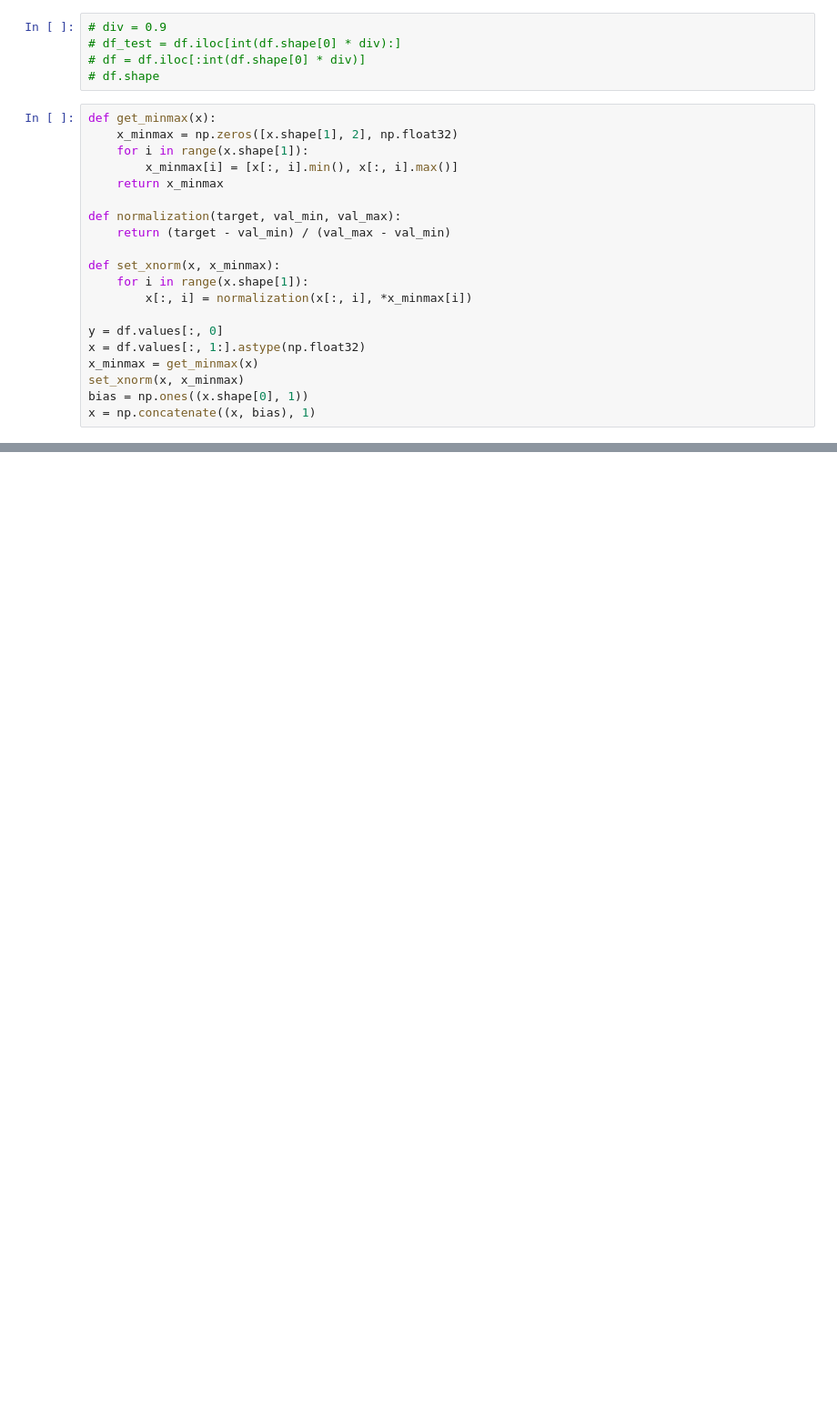
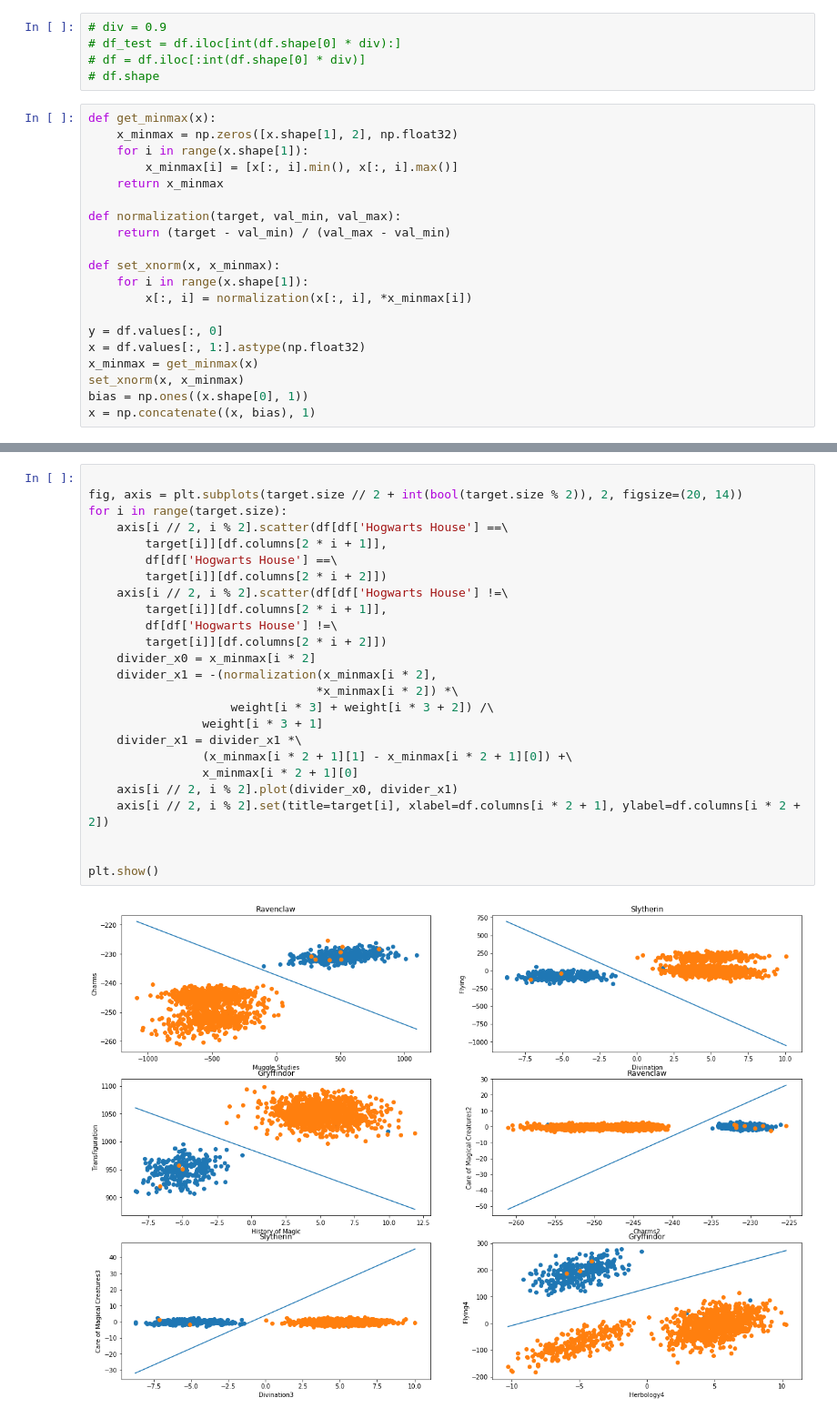
Before and after one commit to Sladge17/logistic_regression, a Jupyter notebook: logreg_train.ipynb, the cells around one changed output, grey strips where cells are left out. Shown at 91% size. Drawn from its saved outputs; the diff is of its cells as text; blank space fills up the shorter version.

```diff
--- a/logreg_train.ipynb
+++ b/logreg_train.ipynb
@@ -181,0 +175,27 @@ df_test.head()
+# %%
+
+fig, axis = plt.subplots(target.size // 2 + int(bool(target.size % 2)), 2, figsize=(20, 14))
+for i in range(target.size):
+    axis[i // 2, i % 2].scatter(df[df['Hogwarts House'] ==\
+        target[i]][df.columns[2 * i + 1]],
+        df[df['Hogwarts House'] ==\
+        target[i]][df.columns[2 * i + 2]])
+    axis[i // 2, i % 2].scatter(df[df['Hogwarts House'] !=\
+        target[i]][df.columns[2 * i + 1]],
+        df[df['Hogwarts House'] !=\
+        target[i]][df.columns[2 * i + 2]])
+    divider_x0 = x_minmax[i * 2]
+    divider_x1 = -(normalization(x_minmax[i * 2],
+                                *x_minmax[i * 2]) *\
+                    weight[i * 3] + weight[i * 3 + 2]) /\
+                weight[i * 3 + 1]
+    divider_x1 = divider_x1 *\
+                (x_minmax[i * 2 + 1][1] - x_minmax[i * 2 + 1][0]) +\
+                x_minmax[i * 2 + 1][0]
+    axis[i // 2, i % 2].plot(divider_x0, divider_x1)
+    axis[i // 2, i % 2].set(title=target[i], xlabel=df.columns[i * 2 + 1], ylabel=df.columns[i * 2 + 2])
+
+
+plt.show()
+# %% [output]
+[figure, added]
```
Also changed, not shown: parts of 12 cells of this notebook.
